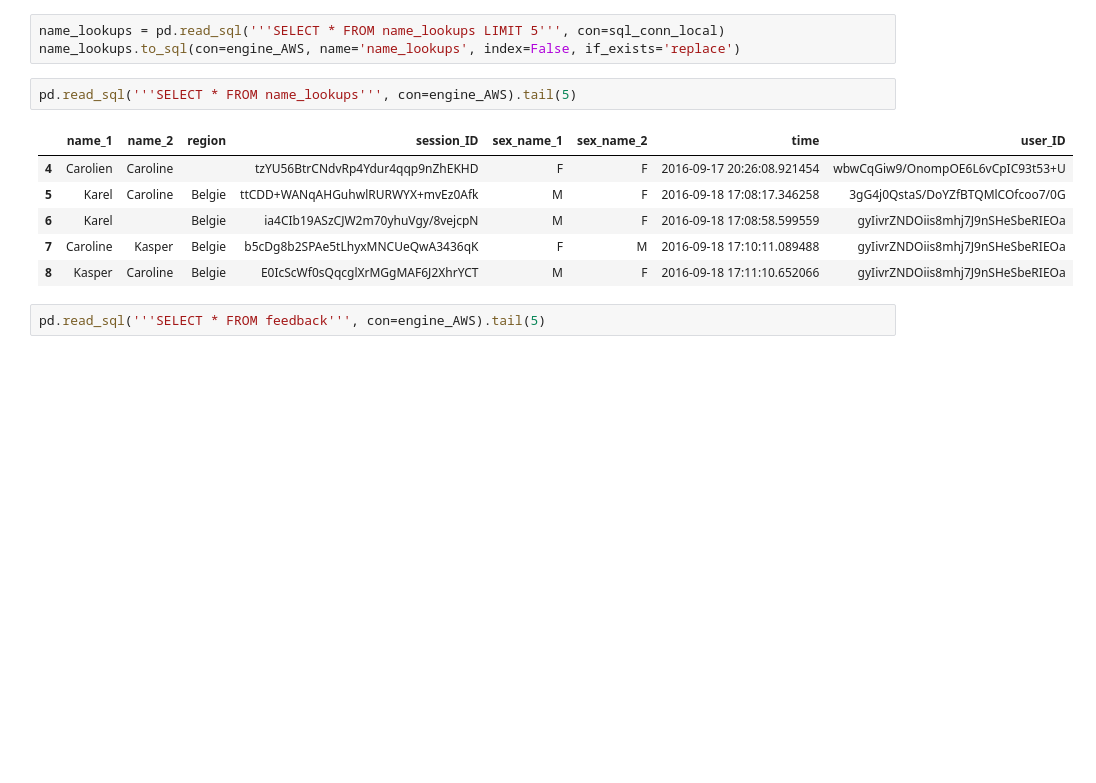
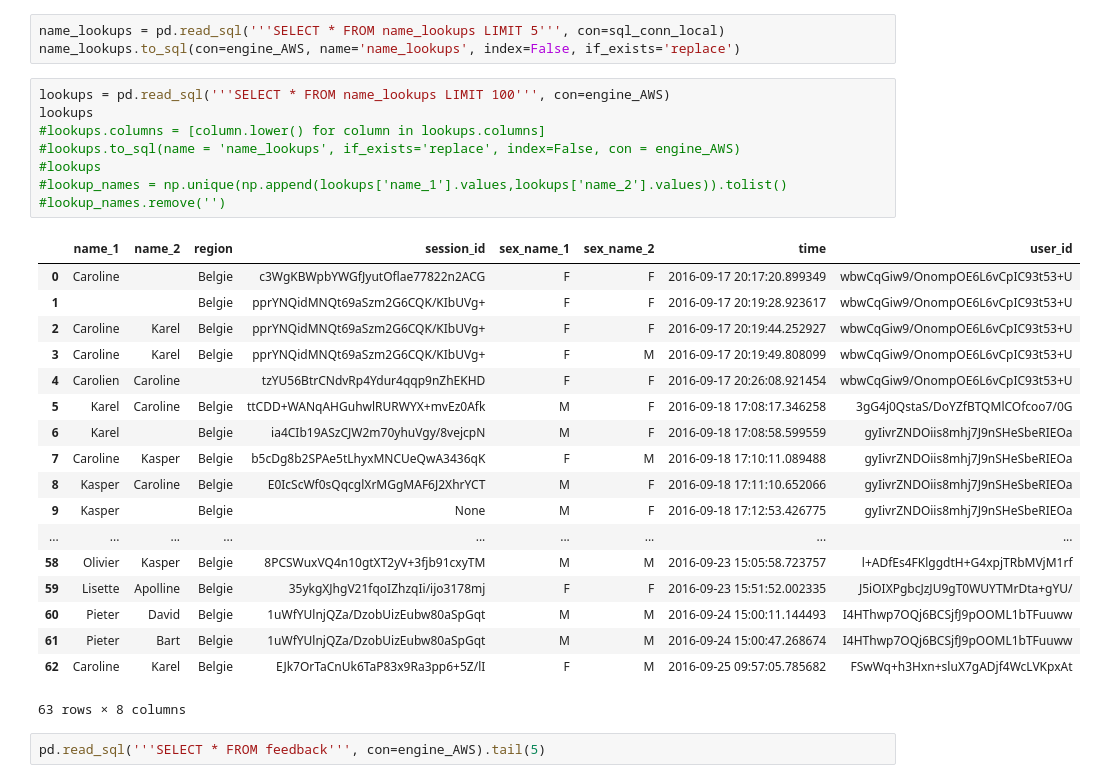
Before and after one commit to kvanlombeek/namabayi, a Jupyter notebook: Database modifications during dev.ipynb, the cells around one changed output. Cells and saved outputs as stored; diff of their text form; blank space fills up the shorter version.

```diff
--- a/Database modifications during dev.ipynb
+++ b/Database modifications during dev.ipynb
@@ -54,15 +54,33 @@ feedback.to_dict(orient='records')
 # %%
 name_lookups = pd.read_sql('''SELECT * FROM name_lookups LIMIT 5''', con=sql_conn_local)
 name_lookups.to_sql(con=engine_AWS, name='name_lookups', index=False, if_exists='replace')
-# %%
-pd.read_sql('''SELECT * FROM name_lookups''', con=engine_AWS).tail(5)
-# %% [output]
-|  | name_1 | name_2 | region | session_ID | sex_name_1 | sex_name_2 | time | user_ID |
-| 4 | Carolien | Caroline |  | tzYU56BtrCNdvRp4Ydur4qqp9nZhEKHD | F | F | 2016-09-17 20:26:08.921454 | wbwCqGiw9/OnompOE6L6vCpIC93t53+U |
-| 5 | Karel | Caroline | Belgie | ttCDD+WANqAHGuhwlRURWYX+mvEz0Afk | M | F | 2016-09-18 17:08:17.346258 | 3gG4j0QstaS/DoYZfBTQMlCOfcoo7/0G |
-| 6 | Karel |  | Belgie | ia4CIb19ASzCJW2m70yhuVgy/8vejcpN | M | F | 2016-09-18 17:08:58.599559 | gyIivrZNDOiis8mhj7J9nSHeSbeRIEOa |
-| 7 | Caroline | Kasper | Belgie | b5cDg8b2SPAe5tLhyxMNCUeQwA3436qK | F | M | 2016-09-18 17:10:11.089488 | gyIivrZNDOiis8mhj7J9nSHeSbeRIEOa |
-| 8 | Kasper | Caroline | Belgie | E0IcScWf0sQqcglXrMGgMAF6J2XhrYCT | M | F | 2016-09-18 17:11:10.652066 | gyIivrZNDOiis8mhj7J9nSHeSbeRIEOa |
+# %%
+lookups = pd.read_sql('''SELECT * FROM name_lookups LIMIT 100''', con=engine_AWS)
+lookups
+#lookups.columns = [column.lower() for column in lookups.columns]
+#lookups.to_sql(name = 'name_lookups', if_exists='replace', index=False, con = engine_AWS)
+#lookups
+#lookup_names = np.unique(np.append(lookups['name_1'].values,lookups['name_2'].values)).tolist()
+#lookup_names.remove('')
+# %% [output]
+|  | name_1 | name_2 | region | session_id | sex_name_1 | sex_name_2 | time | user_id |
+| 0 | Caroline |  | Belgie | c3WgKBWpbYWGfJyutOflae77822n2ACG | F | F | 2016-09-17 20:17:20.899349 | wbwCqGiw9/OnompOE6L6vCpIC93t53+U |
+| 1 |  |  | Belgie | pprYNQidMNQt69aSzm2G6CQK/KIbUVg+ | F | F | 2016-09-17 20:19:28.923617 | wbwCqGiw9/OnompOE6L6vCpIC93t53+U |
+| 2 | Caroline | Karel | Belgie | pprYNQidMNQt69aSzm2G6CQK/KIbUVg+ | F | F | 2016-09-17 20:19:44.252927 | wbwCqGiw9/OnompOE6L6vCpIC93t53+U |
+| 3 | Caroline | Karel | Belgie | pprYNQidMNQt69aSzm2G6CQK/KIbUVg+ | F | M | 2016-09-17 20:19:49.808099 | wbwCqGiw9/OnompOE6L6vCpIC93t53+U |
+| 4 | Carolien | Caroline |  | tzYU56BtrCNdvRp4Ydur4qqp9nZhEKHD | F | F | 2016-09-17 20:26:08.921454 | wbwCqGiw9/OnompOE6L6vCpIC93t53+U |
+| 5 | Karel | Caroline | Belgie | ttCDD+WANqAHGuhwlRURWYX+mvEz0Afk | M | F | 2016-09-18 17:08:17.346258 | 3gG4j0QstaS/DoYZfBTQMlCOfcoo7/0G |
+| 6 | Karel |  | Belgie | ia4CIb19ASzCJW2m70yhuVgy/8vejcpN | M | F | 2016-09-18 17:08:58.599559 | gyIivrZNDOiis8mhj7J9nSHeSbeRIEOa |
+| 7 | Caroline | Kasper | Belgie | b5cDg8b2SPAe5tLhyxMNCUeQwA3436qK | F | M | 2016-09-18 17:10:11.089488 | gyIivrZNDOiis8mhj7J9nSHeSbeRIEOa |
+| 8 | Kasper | Caroline | Belgie | E0IcScWf0sQqcglXrMGgMAF6J2XhrYCT | M | F | 2016-09-18 17:11:10.652066 | gyIivrZNDOiis8mhj7J9nSHeSbeRIEOa |
+| 9 | Kasper |  | Belgie | None | M | F | 2016-09-18 17:12:53.426775 | gyIivrZNDOiis8mhj7J9nSHeSbeRIEOa |
+| ... | ... | ... | ... | ... | ... | ... | ... | ... |
+| 58 | Olivier | Kasper | Belgie | 8PCSWuxVQ4n10gtXT2yV+3fjb91cxyTM | M | M | 2016-09-23 15:05:58.723757 | l+ADfEs4FKlggdtH+G4xpjTRbMVjM1rf |
+| 59 | Lisette | Apolline | Belgie | 35ykgXJhgV21fqoIZhzqIi/ijo3178mj | F | F | 2016-09-23 15:51:52.002335 | J5iOIXPgbcJzJU9gT0WUYTMrDta+gYU/ |
+| 60 | Pieter | David | Belgie | 1uWfYUlnjQZa/DzobUizEubw80aSpGqt | M | M | 2016-09-24 15:00:11.144493 | I4HThwp7OQj6BCSjfJ9pOOML1bTFuuww |
+| 61 | Pieter | Bart | Belgie | 1uWfYUlnjQZa/DzobUizEubw80aSpGqt | M | M | 2016-09-24 15:00:47.268674 | I4HThwp7OQj6BCSjfJ9pOOML1bTFuuww |
+| 62 | Caroline | Karel | Belgie | EJk7OrTaCnUk6TaP83x9Ra3pp6+5Z/lI | F | M | 2016-09-25 09:57:05.785682 | FSwWq+h3Hxn+sluX7gADjf4WcLVKpxAt |
+63 rows × 8 columns
 # %%
 pd.read_sql('''SELECT * FROM feedback''', con=engine_AWS).tail(5)
 # %% [output]
```
Also changed, not shown: 2 other files.
